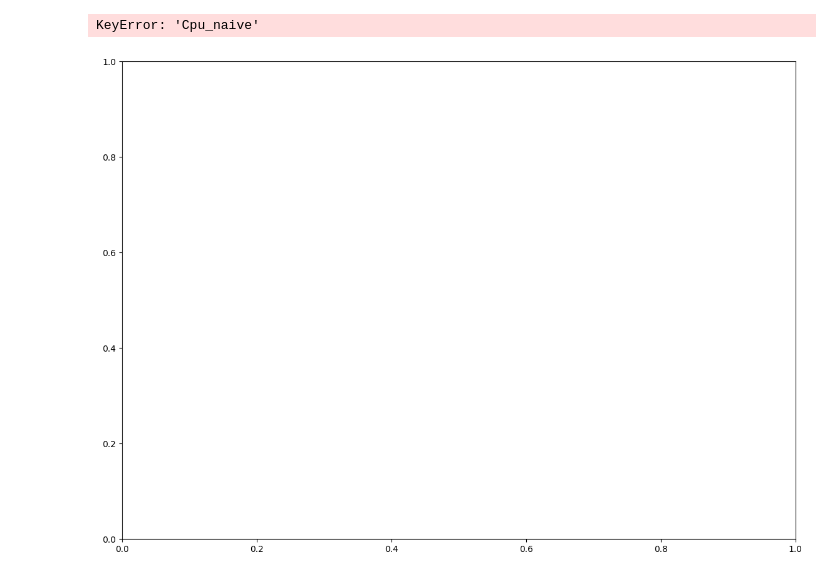
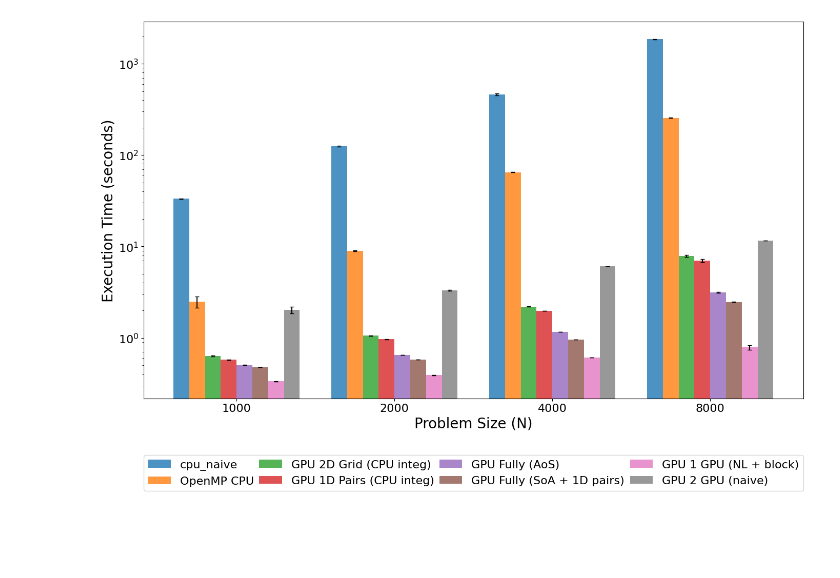
Before and after one commit to GuillemMasdemont/HPC, a Jupyter notebook: labs/04-Assignment3-CUDA/report/notebook.ipynb, the cells around one changed output. Cells and saved outputs as stored; diff of their text form; code cells hidden in the pictures; blank space fills up the shorter version.

```diff
--- a/labs/04-Assignment3-CUDA/report/notebook.ipynb
+++ b/labs/04-Assignment3-CUDA/report/notebook.ipynb
@@ -60,7 +57,7 @@ label_mapping = {
 
 # 3. GENERATE HISTOGRAM
 n_sizes = sorted(data.keys())
-ver_keys = ['Cpu_naive', 'seq_v2', 'gpu_v2', 'gpu_v3', 'gpu_v4', 'gpu_v5', 'gpu_v6', 'gpu_v7']
+ver_keys = ['cpu_naive', 'seq_v2', 'gpu_v2', 'gpu_v3', 'gpu_v4', 'gpu_v5', 'gpu_v6', 'gpu_v7']
 
 fig, ax = plt.subplots(figsize=(14, 10))
 bar_width = 0.1
@@ -68,32 +65,31 @@ indices = range(len(n_sizes))
 
 for i, key in enumerate(ver_keys):
     times = [data[n][key][0] for n in n_sizes]
     stds = [data[n][key][1] for n in n_sizes]
     pos = [idx + (i - len(ver_keys)/2) * bar_width + bar_width/2 for idx in indices]
 
     display_label = label_mapping.get(key, key)
     ax.bar(pos, times, bar_width, label=display_label, yerr=stds, capsize=3, alpha=0.8)
 
 # Formatting
 ax.set_yscale('log')
 ax.set_xticks(indices)
 ax.set_xticklabels(n_sizes)
 ax.set_xlabel('Problem Size (N)', fontsize=20)
 ax.set_ylabel('Execution Time (seconds)', fontsize=20)
 ax.tick_params(labelsize=16)
 
 ax.legend(
     loc='upper left',
     bbox_to_anchor=(0.0, -0.25, 1.0, 0.1),   # x, y, width, height in axes coords
     mode='expand',
     ncol=4,
     fontsize=16,
     borderaxespad=0.0
 )
 
 plt.tight_layout(rect=[0, 0.05, 1, 1])
 plt.savefig('performance_variance_plot.png', bbox_inches='tight')
 plt.show()
 # %% [output]
-KeyError: 'Cpu_naive'
-[figure, old version]
+[figure, new version]
```
Also changed, not shown: parts of 3 cells of this notebook, 10 other files.
